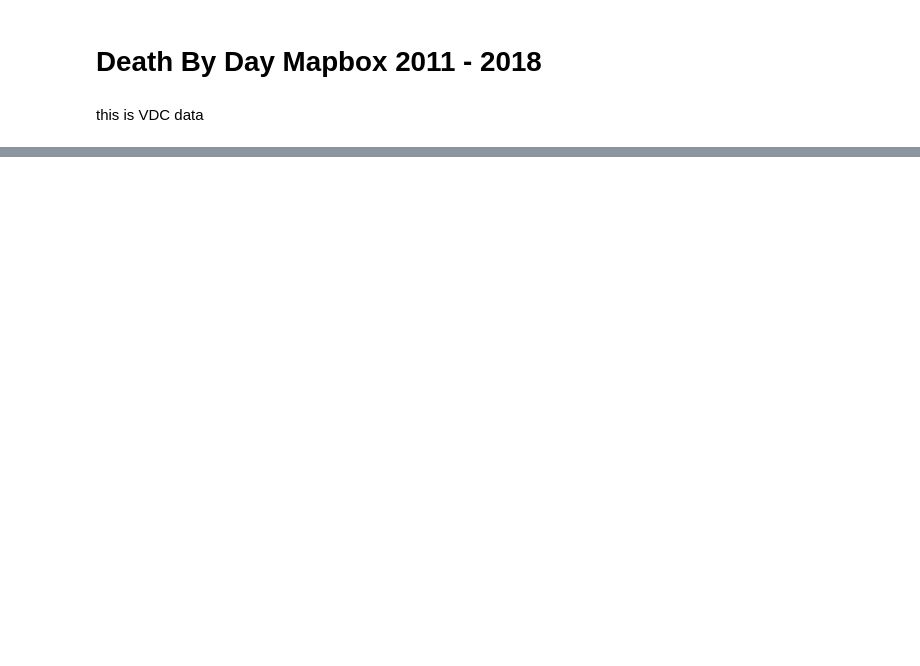
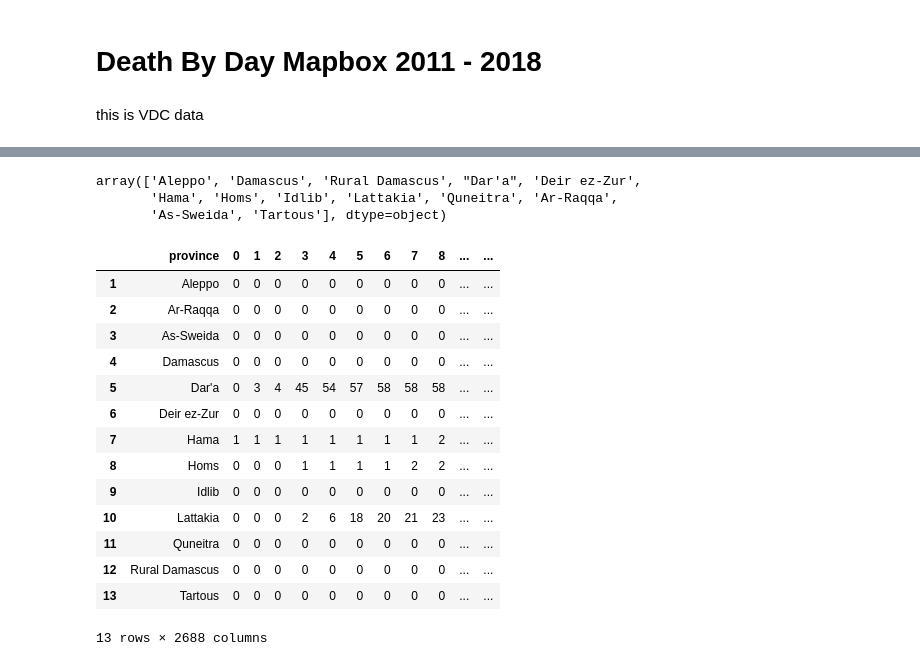
Before and after one commit to romansul/syrian-civil-war, a Jupyter notebook: Choropleth Map CSR bokeh.ipynb, the cells around one changed output, grey strips where cells are left out. Drawn from its saved outputs; the diff is of its cells as text; code cells hidden in the pictures; blank space fills up the shorter version.

```diff
--- a/Choropleth Map CSR bokeh.ipynb
+++ b/Choropleth Map CSR bokeh.ipynb
@@ -277,7 +329,16 @@ merged_gdf
 # Death By Day Mapbox 2011 - 2018
 # %% [markdown]
 this is VDC data
-# %%
-import pickle
-dayFrame = pickle.load(open('./death_by_province_by_day.pickle', 'rb'))
+# %%
+import pickle
+
+def save(obj, name):
+    pickle.dump(obj, open(name + '.pickle', 'wb'))
+
+def load(name):
+    return pickle.load(open(name + '.pickle', 'rb'))
+
+shp_file = os.path.join('syr_admin_shp_utf8_18219', 'syr_admin1.shp')
+map_df   = gpd.read_file(shp_file)
+dayFrame = load('death_by_province_by_day')
 # %%
@@ -345,12 +350,17 @@ list
 # %%
 # changing province names by hand
-nameChange = {
+name_change = {
     'Damascus Suburbs': 'Rural Damascus',
-    'Daraa': 'Dar\'a',
-    'Deir Ezzor': 'Deir ez-Zur',
-    'Raqqa': 'Ar-Raqqa',
-    'Sweida': 'As-Sweida'
+    'Daraa'           : 'Dar\'a',
+    'Deir Ezzor'      : 'Deir ez-Zur',
+    'Raqqa'           : 'Ar-Raqqa',
+    'Sweida'          : 'As-Sweida'
 }
 
 # renames the provinces using name_change
 dayFrame.replace(name_change, inplace=True)
+dayFrame.province.unique()
+# %% [output]
+array(['Aleppo', 'Damascus', 'Rural Damascus', "Dar'a", 'Deir ez-Zur',
+       'Hama', 'Homs', 'Idlib', 'Lattakia', 'Quneitra', 'Ar-Raqqa',
+       'As-Sweida', 'Tartous'], dtype=object)
@@ -359 +367,33 @@ pivotedDF = dayFrame.pivot_table('casualties','province','day').fillna(0)
+# %%
+pivotedDF         = dayFrame.groupby(by=['province', 'day']).sum().groupby(level=[0]).cumsum()
+pivotedDF.columns = ['count']
+pivotedDF         = pivotedDF.reset_index()
+
+pivotedDF         = pivotedDF.pivot_table(index = 'day', columns = 'province', values = 'count')
+pivotedDF         = pivotedDF.reset_index()
+
+pivotedDF.iloc[0] = pivotedDF.iloc[0].fillna(0)
+pivotedDF         = pivotedDF.fillna(method='ffill')
+pivotedDF         = pivotedDF.transpose()
+pivotedDF         = pivotedDF.reset_index()
+
+pivotedDF         = pivotedDF.drop(pivotedDF.index[0])
+
+pivotedDF
+# %% [output]
+|  | province | 0 | 1 | 2 | 3 | 4 | 5 | 6 | 7 | 8 | ... | ... |
+| 1 | Aleppo | 0 | 0 | 0 | 0 | 0 | 0 | 0 | 0 | 0 | ... | ... |
+| 2 | Ar-Raqqa | 0 | 0 | 0 | 0 | 0 | 0 | 0 | 0 | 0 | ... | ... |
+| 3 | As-Sweida | 0 | 0 | 0 | 0 | 0 | 0 | 0 | 0 | 0 | ... | ... |
+| 4 | Damascus | 0 | 0 | 0 | 0 | 0 | 0 | 0 | 0 | 0 | ... | ... |
+| 5 | Dar'a | 0 | 3 | 4 | 45 | 54 | 57 | 58 | 58 | 58 | ... | ... |
+| 6 | Deir ez-Zur | 0 | 0 | 0 | 0 | 0 | 0 | 0 | 0 | 0 | ... | ... |
+| 7 | Hama | 1 | 1 | 1 | 1 | 1 | 1 | 1 | 1 | 2 | ... | ... |
+| 8 | Homs | 0 | 0 | 0 | 1 | 1 | 1 | 1 | 2 | 2 | ... | ... |
+| 9 | Idlib | 0 | 0 | 0 | 0 | 0 | 0 | 0 | 0 | 0 | ... | ... |
+| 10 | Lattakia | 0 | 0 | 0 | 2 | 6 | 18 | 20 | 21 | 23 | ... | ... |
+| 11 | Quneitra | 0 | 0 | 0 | 0 | 0 | 0 | 0 | 0 | 0 | ... | ... |
+| 12 | Rural Damascus | 0 | 0 | 0 | 0 | 0 | 0 | 0 | 0 | 0 | ... | ... |
+| 13 | Tartous | 0 | 0 | 0 | 0 | 0 | 0 | 0 | 0 | 0 | ... | ... |
+13 rows × 2688 columns
 # %%
```
Also changed, not shown: parts of 24 cells of this notebook, 9 other files.
